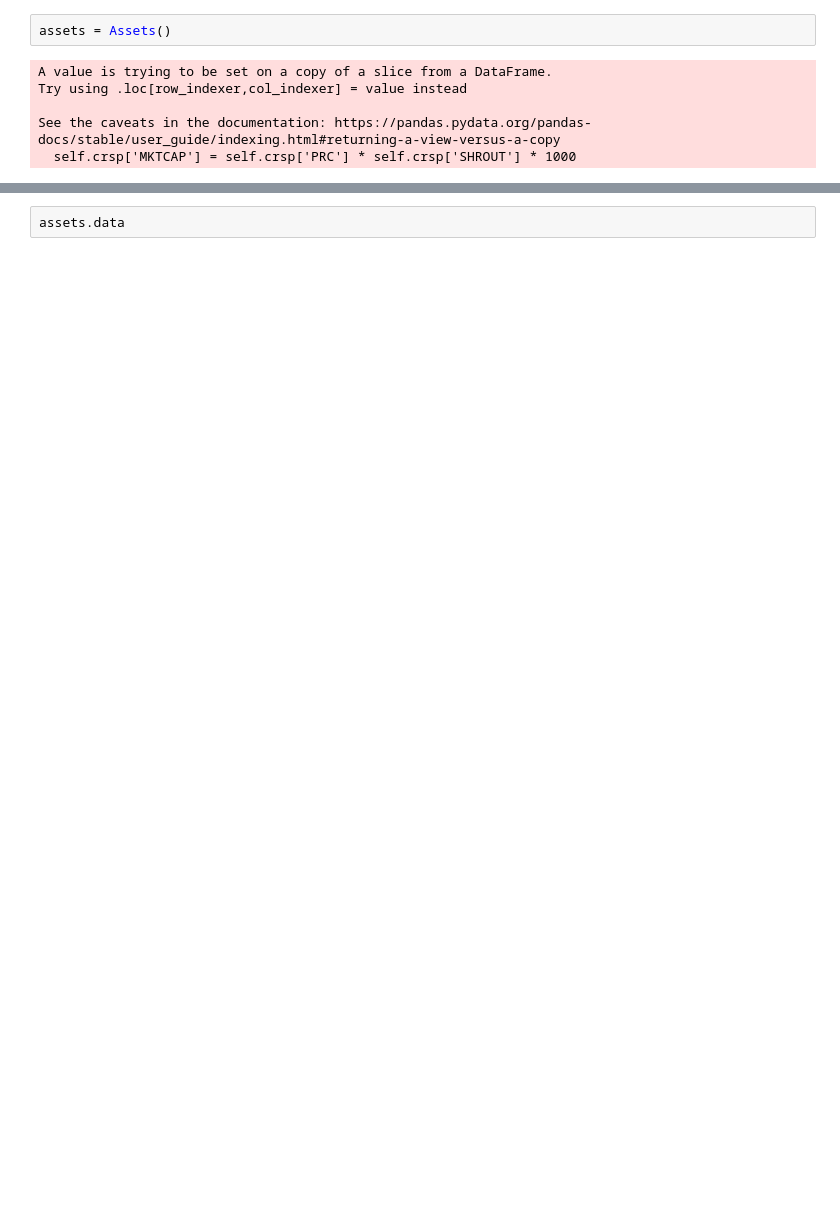
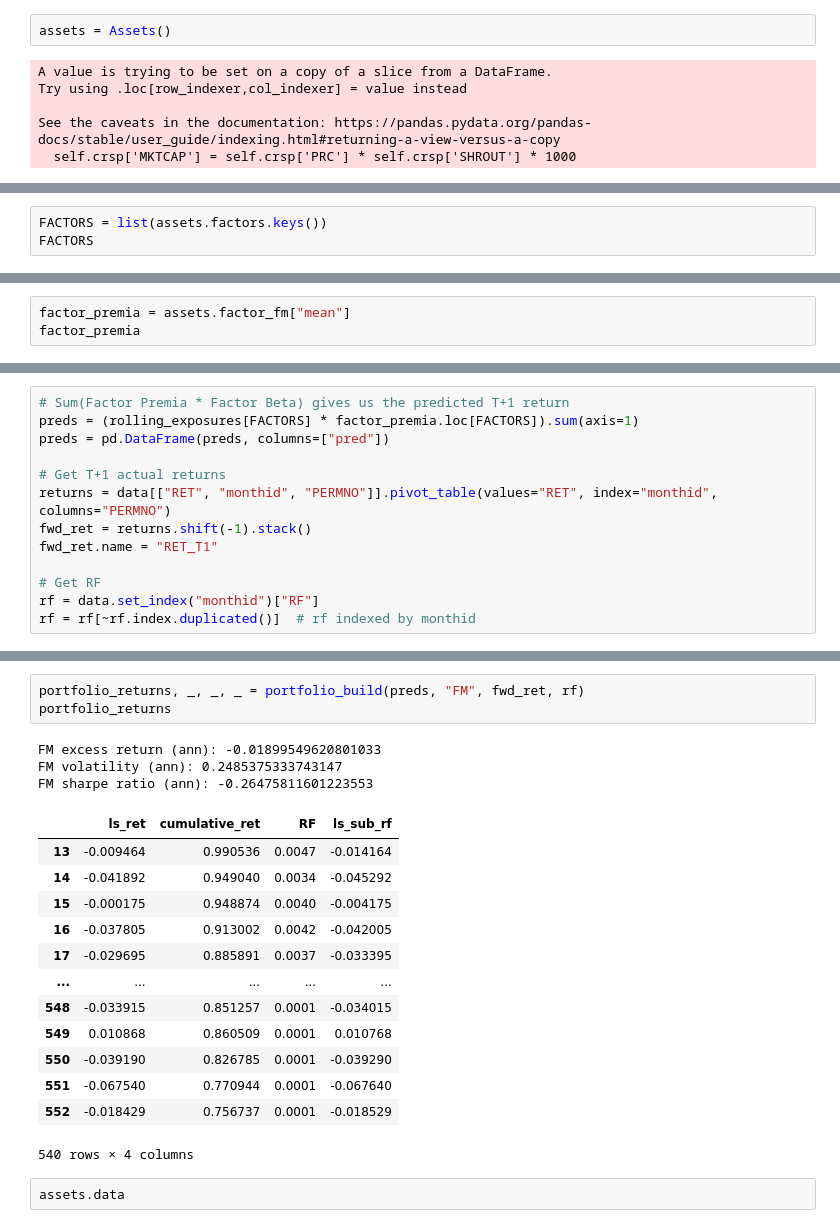
Before and after one commit to yiyun-sj/factor-trading, a Jupyter notebook: factor-trading.ipynb, the cells around one changed output, grey strips where cells are left out. Saved outputs shown, nothing was run; the diff lists cells and outputs as text; blank space fills up the shorter version.

```diff
--- a/factor-trading.ipynb
+++ b/factor-trading.ipynb
@@ -996,0 +1060,3 @@ See the caveats in the documentation: https://pandas.pydata.org/pandas-docs/stab
+# %%
+FACTORS = list(assets.factors.keys())
+FACTORS
@@ -996,0 +1138,3 @@ See the caveats in the documentation: https://pandas.pydata.org/pandas-docs/stab
+# %%
+factor_premia = assets.factor_fm["mean"]
+factor_premia
@@ -996,0 +1157,13 @@ See the caveats in the documentation: https://pandas.pydata.org/pandas-docs/stab
+# %%
+# Sum(Factor Premia * Factor Beta) gives us the predicted T+1 return
+preds = (rolling_exposures[FACTORS] * factor_premia.loc[FACTORS]).sum(axis=1)
+preds = pd.DataFrame(preds, columns=["pred"])
+
+# Get T+1 actual returns
+returns = data[["RET", "monthid", "PERMNO"]].pivot_table(values="RET", index="monthid", columns="PERMNO")
+fwd_ret = returns.shift(-1).stack()
+fwd_ret.name = "RET_T1"
+
+# Get RF
+rf = data.set_index("monthid")["RF"]
+rf = rf[~rf.index.duplicated()]  # rf indexed by monthid
@@ -997,3 +1220,23 @@ See the caveats in the documentation: https://pandas.pydata.org/pandas-docs/stab
+# %%
+portfolio_returns, _, _, _ = portfolio_build(preds, "FM", fwd_ret, rf)
+portfolio_returns
+# %% [output]
+FM excess return (ann): -0.01899549620801033
+FM volatility (ann): 0.2485375333743147
+FM sharpe ratio (ann): -0.26475811601223553
+|  | ls_ret | cumulative_ret | RF | ls_sub_rf |
+| 13 | -0.009464 | 0.990536 | 0.0047 | -0.014164 |
+| 14 | -0.041892 | 0.949040 | 0.0034 | -0.045292 |
+| 15 | -0.000175 | 0.948874 | 0.0040 | -0.004175 |
+| 16 | -0.037805 | 0.913002 | 0.0042 | -0.042005 |
+| 17 | -0.029695 | 0.885891 | 0.0037 | -0.033395 |
+| ... | ... | ... | ... | ... |
+| 548 | -0.033915 | 0.851257 | 0.0001 | -0.034015 |
+| 549 | 0.010868 | 0.860509 | 0.0001 | 0.010768 |
+| 550 | -0.039190 | 0.826785 | 0.0001 | -0.039290 |
+| 551 | -0.067540 | 0.770944 | 0.0001 | -0.067640 |
+| 552 | -0.018429 | 0.756737 | 0.0001 | -0.018529 |
+540 rows × 4 columns
 # %%
 assets.data
 # %% [output]
```
Also changed, not shown: parts of 13 cells of this notebook.
